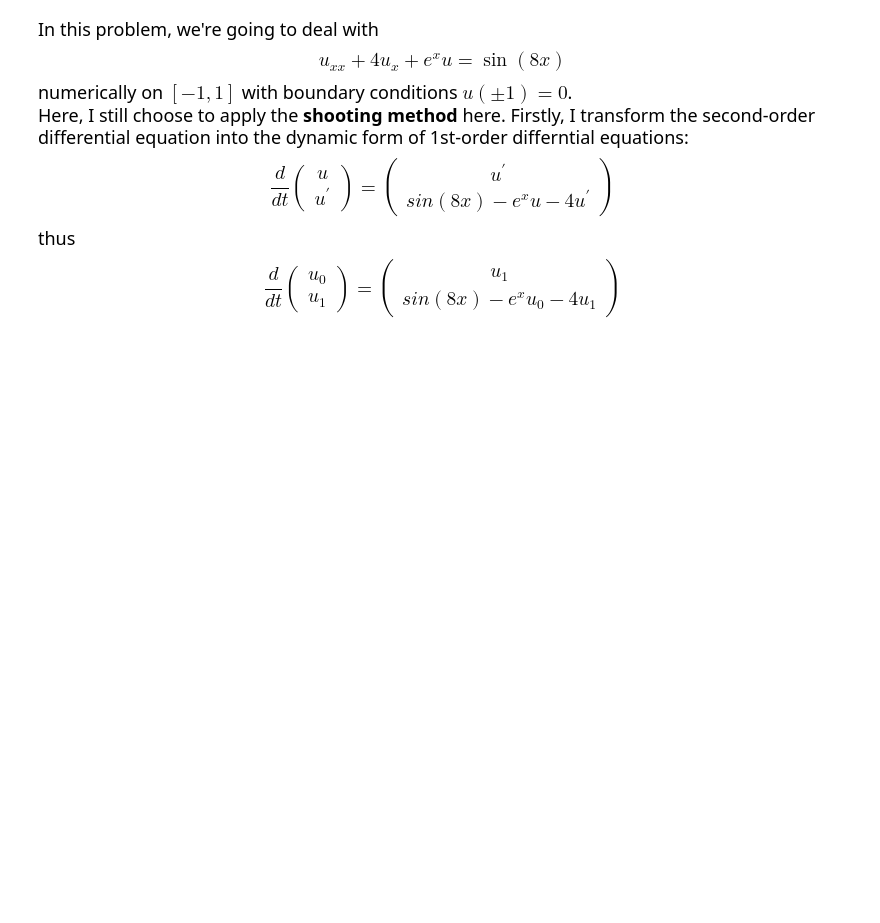
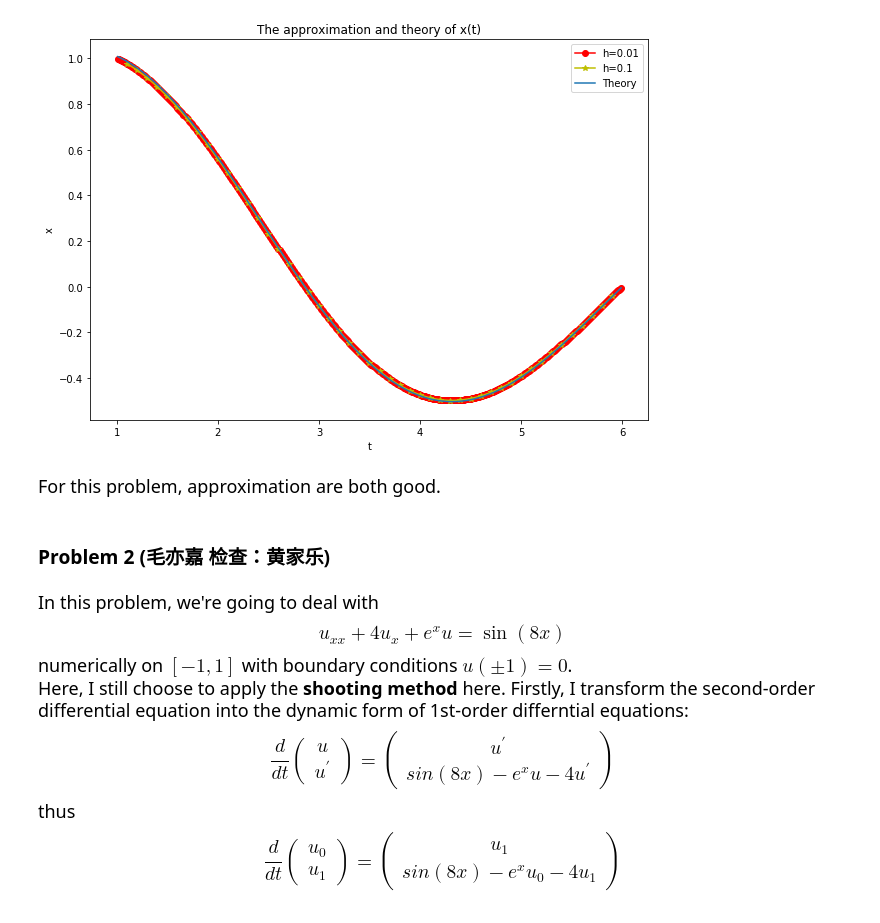
Before and after one commit to VIoletYisi/CaiJiBaoTuan, a Jupyter notebook: Group_Homework/Week 15/第15周小组作业_第7小组.ipynb, the cells around one changed output. Saved outputs shown, nothing was run; the diff lists cells and outputs as text; code cells hidden in the pictures; blank space fills up the shorter version.

```diff
--- a/Group_Homework/Week 15/第15周小组作业_第7小组.ipynb
+++ b/Group_Homework/Week 15/第15周小组作业_第7小组.ipynb
@@ -18,3 +112,48 @@
+# %%
+def matrix_A(h, p, q, r):
+    N = int(5 / h)
+    A = np.zeros((N-1,N-1))
+    for i in range(N-1):
+        A[i][i] = -2 - h**2*q[i]
+        if i < N-2:
+            A[i][i+1] = 1 - (h/2)*p[i]
+            A[i+1][i] = 1 + (h/2)*p[i+1]
+    return A
+# %%
+def matrix_b(h, x0, xN, p, q, r):
+    N = int(5 / h)
+    b = np.zeros(N-1)
+    b = h**2*r
+    b[0] = b[0] - (1 + (h/2)*p[0])*x0
+    b[-1] = b[-1] - (1 + (h/2)*p[-1])*xN
+    return b
+# %%
+A1 = matrix_A(h1, p1, q1, r1)
+b1 = matrix_b(h1, t0, tN, p1, q1, r1)
+A2 = matrix_A(h2, p2, q2, r2)
+b2 = matrix_b(h2, t0, tN, p2, q2, r2)
+# %%
+x1 = np.linalg.solve(A1, b1)
+x2 = np.linalg.solve(A2, b2)
+# %%
+fig = plt.figure(figsize=(10,7))
+plt.title
+plt.plot(t2, x2,'ro-',label = 'h=0.01') # Exchange the plot order to make the plot more clear.
+plt.plot(t1, x1,'y*-',label = 'h=0.1')
+plt.plot(t2, (0.2913843206*np.cos(t2)+1.01299385*np.sin(t2))/np.sqrt(t2),label = 'Theory')
+plt.scatter(t1, x1, s=16.)
+plt.scatter(t2, x2, s=16.)
+plt.xlabel('t')
+plt.ylabel('x')
+plt.title('The approximation and theory of x(t)')
+plt.legend()
+plt.show()
+# %% [output]
+[figure, added]
+# %% [markdown]
+<font size = 4 color = black face = "Times New Roman">For this problem, approximation are both good.
+# %% [markdown]
+### Problem 2 (毛亦嘉 检查：黄家乐)
 # %% [markdown]
 <font size = 4 color = black face = "Times New Roman">
 In this problem, we're going to deal with
```
Also changed, not shown: parts of 56 cells of this notebook, 3 other files.
